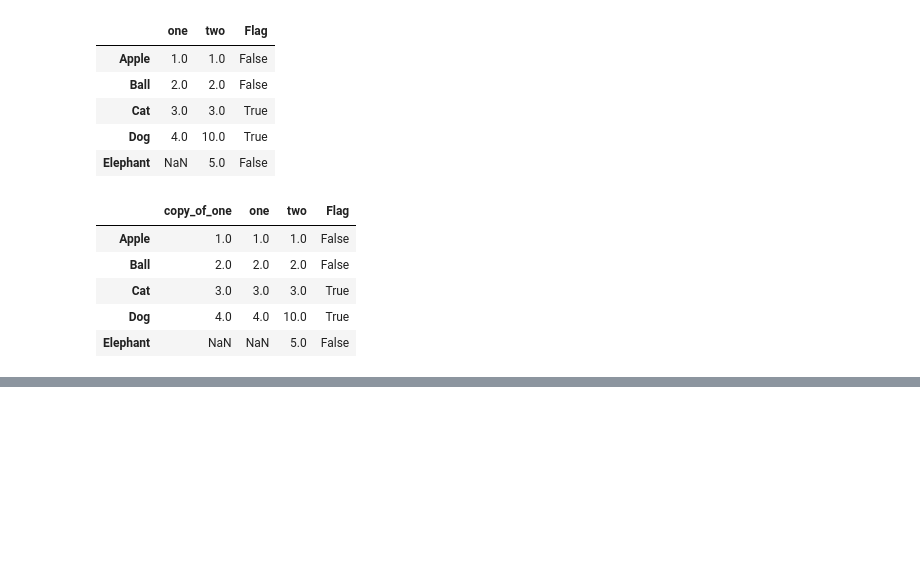
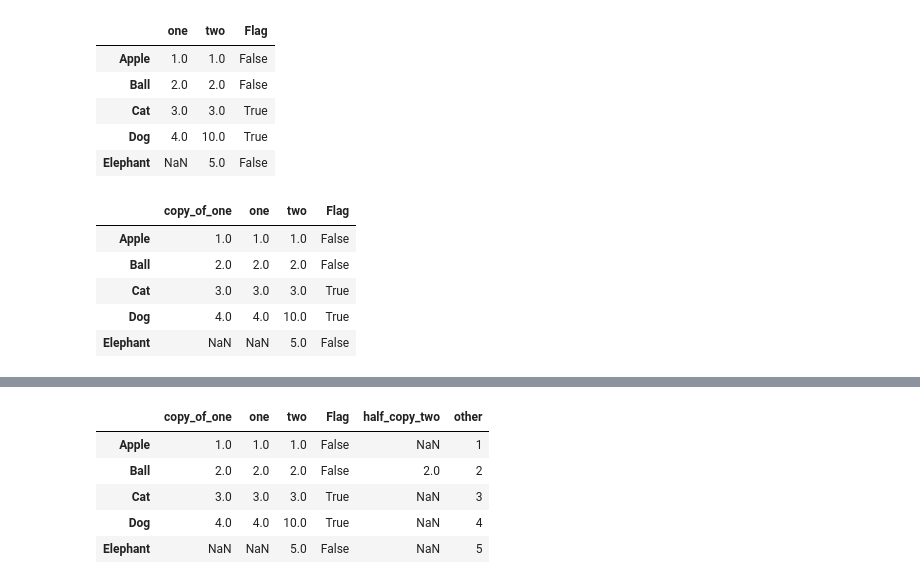
Before and after one commit to mihirsam/Python-for-Data-Science, a Jupyter notebook: Week4/IntroToPandas.ipynb, the cells around one changed output, grey strips where cells are left out. Cells and saved outputs as stored; diff of their text form; code cells hidden in the pictures; blank space fills up the shorter version.

```diff
--- a/Week4/IntroToPandas.ipynb
+++ b/Week4/IntroToPandas.ipynb
@@ -301,4 +296,4 @@ Name: half_copy_two, dtype: float64
 # %%
-df['half_copy_two'] = df['two'][:2]
+df['half_copy_two'] = df['two'][1:3:3]
 df
 # %% [output]
@@ -305,0 +330,10 @@ ValueError: The truth value of a Series is ambiguous. Use a.empty, a.bool(), a.i
+# %%
+df['other'] = [1, 2, 3, 4, 5]
+df
+# %% [output]
+|  | copy_of_one | one | two | Flag | half_copy_two | other |
+| Apple | 1.0 | 1.0 | 1.0 | False | NaN | 1 |
+| Ball | 2.0 | 2.0 | 2.0 | False | 2.0 | 2 |
+| Cat | 3.0 | 3.0 | 3.0 | True | NaN | 3 |
+| Dog | 4.0 | 4.0 | 10.0 | True | NaN | 4 |
+| Elephant | NaN | NaN | 5.0 | False | NaN | 5 |
```
Also changed, not shown: parts of 12 cells of this notebook.
